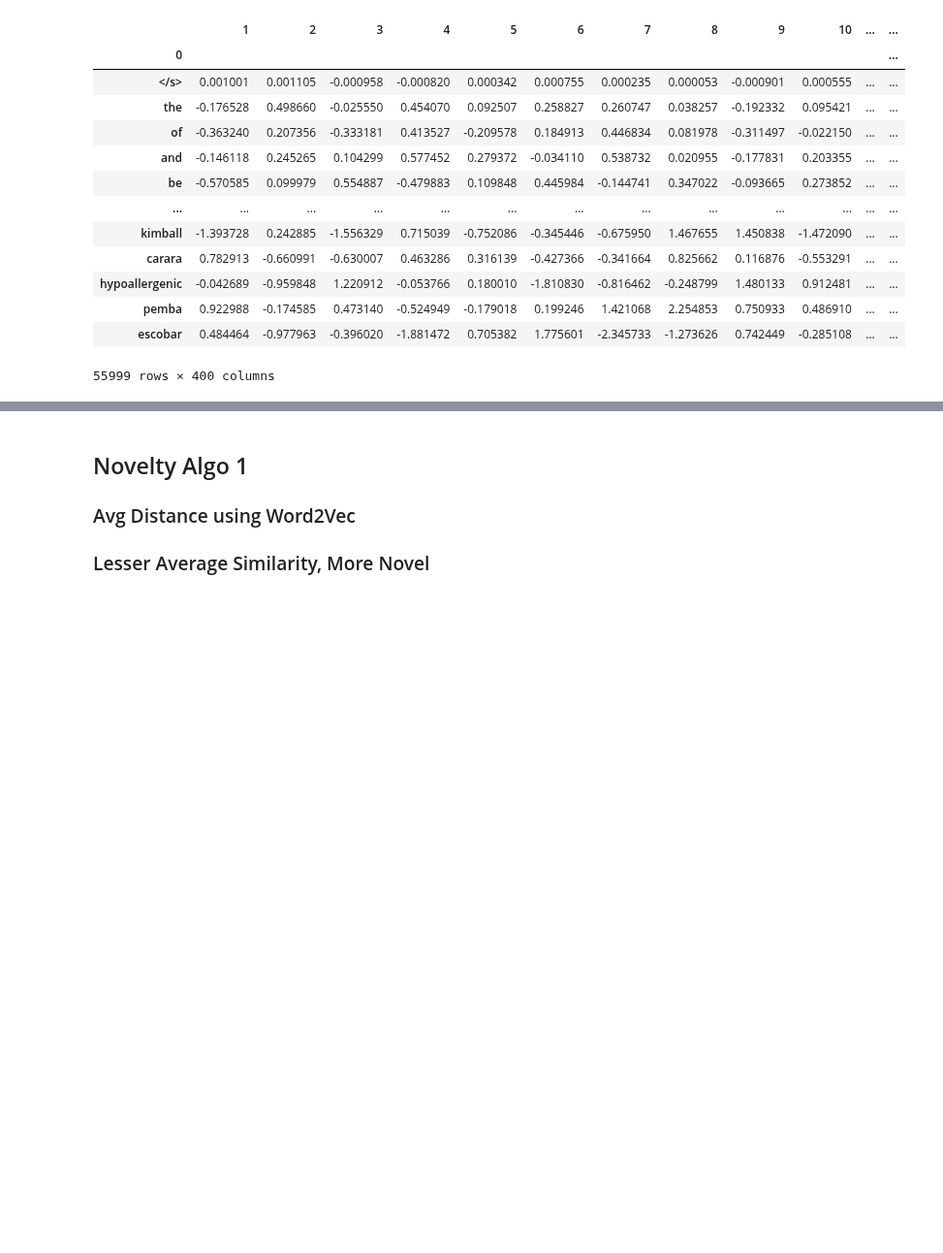
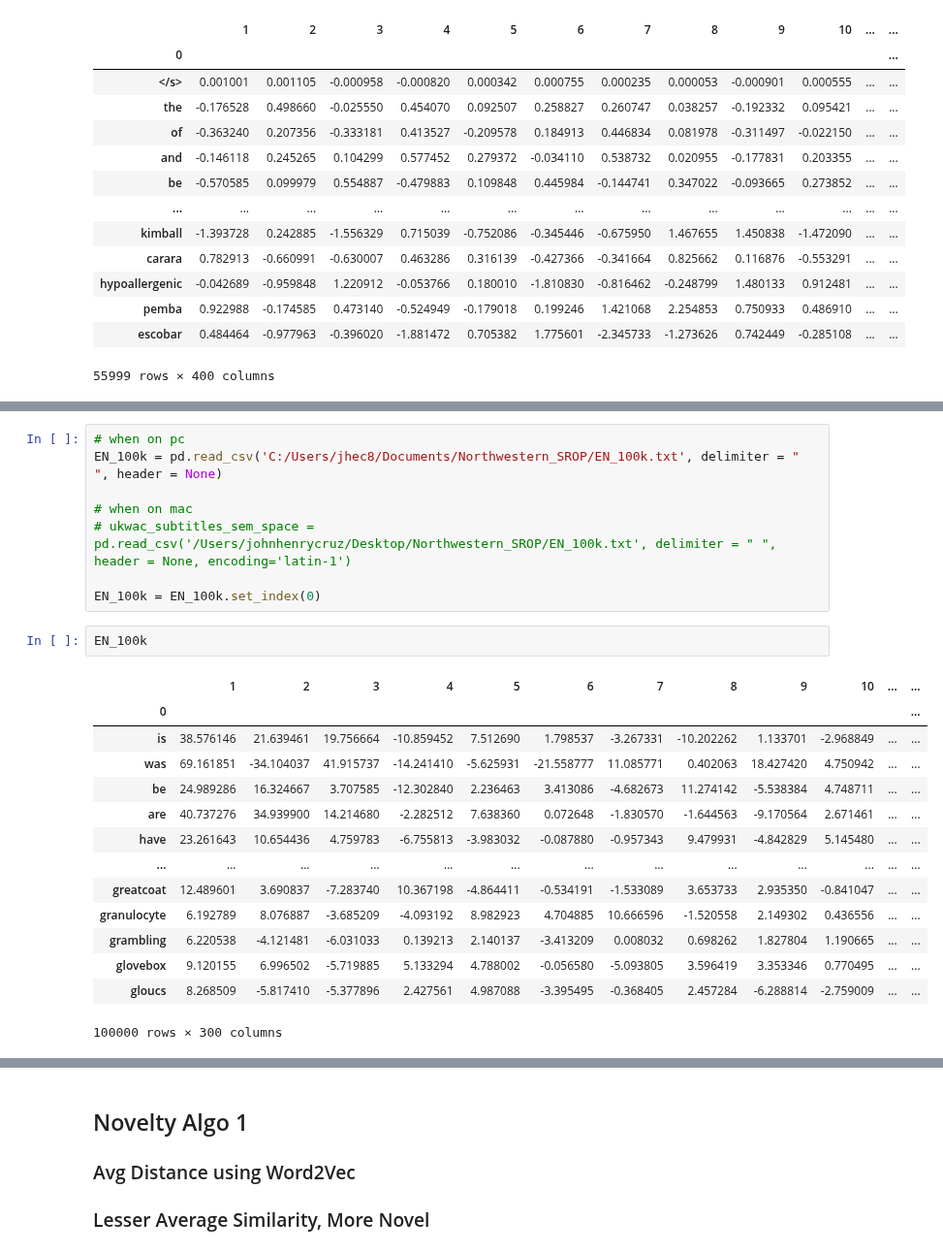
Before and after one commit to DijunQuant/AUT-Scoring, a Jupyter notebook: scripts/novelty_algo.ipynb, the cells around one changed output, grey strips where cells are left out. Shown at 97% size. Drawn from its saved outputs; the diff is of its cells as text; blank space fills up the shorter version.

```diff
--- a/scripts/novelty_algo.ipynb
+++ b/scripts/novelty_algo.ipynb
@@ -226,0 +252,25 @@ ukwac_subtitles_sem_space
+# %%
+# when on pc
+EN_100k = pd.read_csv('C:/Users/jhec8/Documents/Northwestern_SROP/EN_100k.txt', delimiter = " ", header = None)
+
+# when on mac
+# ukwac_subtitles_sem_space = pd.read_csv('/Users/johnhenrycruz/Desktop/Northwestern_SROP/EN_100k.txt', delimiter = " ", header = None, encoding='latin-1')
+
+EN_100k = EN_100k.set_index(0)
+# %%
+EN_100k
+# %% [output]
+|  | 1 | 2 | 3 | 4 | 5 | 6 | 7 | 8 | 9 | 10 | ... | ... |
+| 0 |  |  |  |  |  |  |  |  |  |  |  | ... |
+| is | 38.576146 | 21.639461 | 19.756664 | -10.859452 | 7.512690 | 1.798537 | -3.267331 | -10.202262 | 1.133701 | -2.968849 | ... | ... |
+| was | 69.161851 | -34.104037 | 41.915737 | -14.241410 | -5.625931 | -21.558777 | 11.085771 | 0.402063 | 18.427420 | 4.750942 | ... | ... |
+| be | 24.989286 | 16.324667 | 3.707585 | -12.302840 | 2.236463 | 3.413086 | -4.682673 | 11.274142 | -5.538384 | 4.748711 | ... | ... |
+| are | 40.737276 | 34.939900 | 14.214680 | -2.282512 | 7.638360 | 0.072648 | -1.830570 | -1.644563 | -9.170564 | 2.671461 | ... | ... |
+| have | 23.261643 | 10.654436 | 4.759783 | -6.755813 | -3.983032 | -0.087880 | -0.957343 | 9.479931 | -4.842829 | 5.145480 | ... | ... |
+| ... | ... | ... | ... | ... | ... | ... | ... | ... | ... | ... | ... | ... |
+| greatcoat | 12.489601 | 3.690837 | -7.283740 | 10.367198 | -4.864411 | -0.534191 | -1.533089 | 3.653733 | 2.935350 | -0.841047 | ... | ... |
+| granulocyte | 6.192789 | 8.076887 | -3.685209 | -4.093192 | 8.982923 | 4.704885 | 10.666596 | -1.520558 | 2.149302 | 0.436556 | ... | ... |
+| grambling | 6.220538 | -4.121481 | -6.031033 | 0.139213 | 2.140137 | -3.413209 | 0.008032 | 0.698262 | 1.827804 | 1.190665 | ... | ... |
+| glovebox | 9.120155 | 6.996502 | -5.719885 | 5.133294 | 4.788002 | -0.056580 | -5.093805 | 3.596419 | 3.353346 | 0.770495 | ... | ... |
+| gloucs | 8.268509 | -5.817410 | -5.377896 | 2.427561 | 4.987088 | -3.395495 | -0.368405 | 2.457284 | -6.288814 | -2.759009 | ... | ... |
+100000 rows × 300 columns
```
Also changed, not shown: parts of 25 cells of this notebook, 24 other files.
